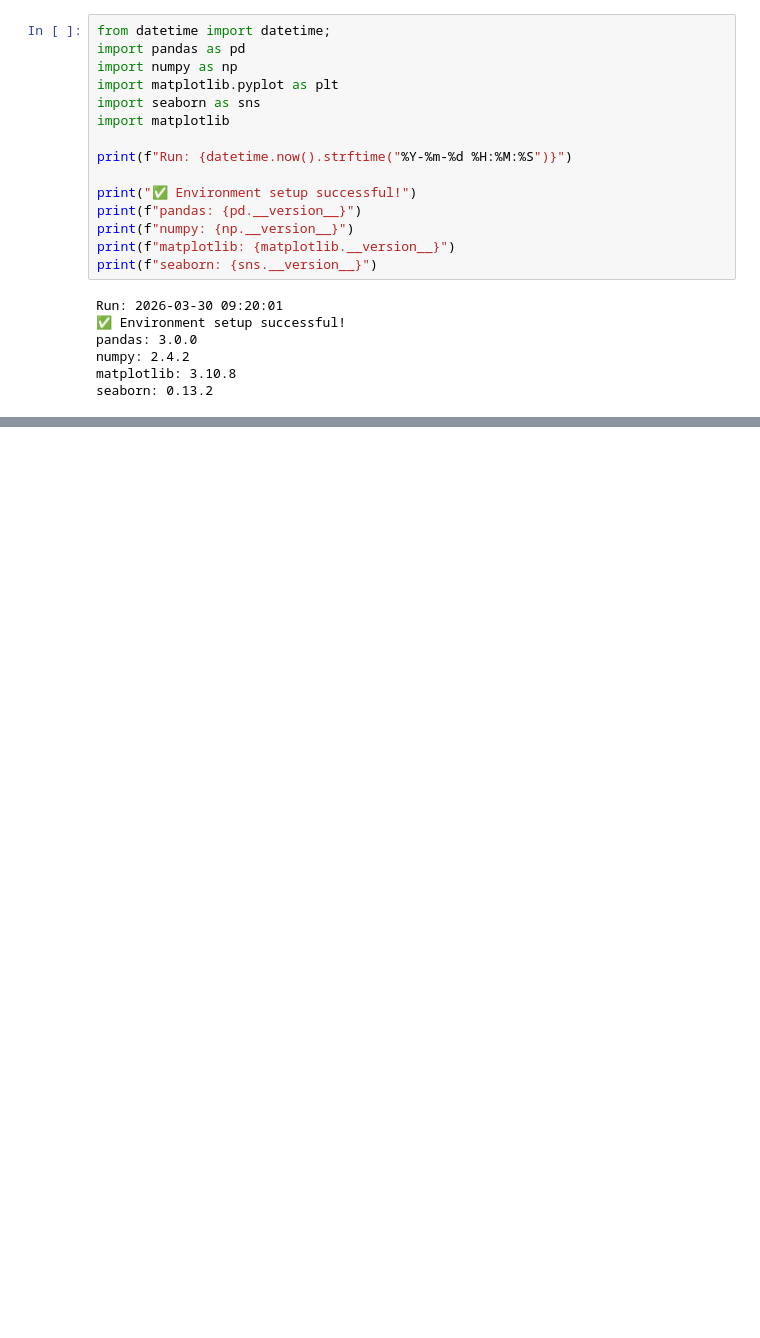
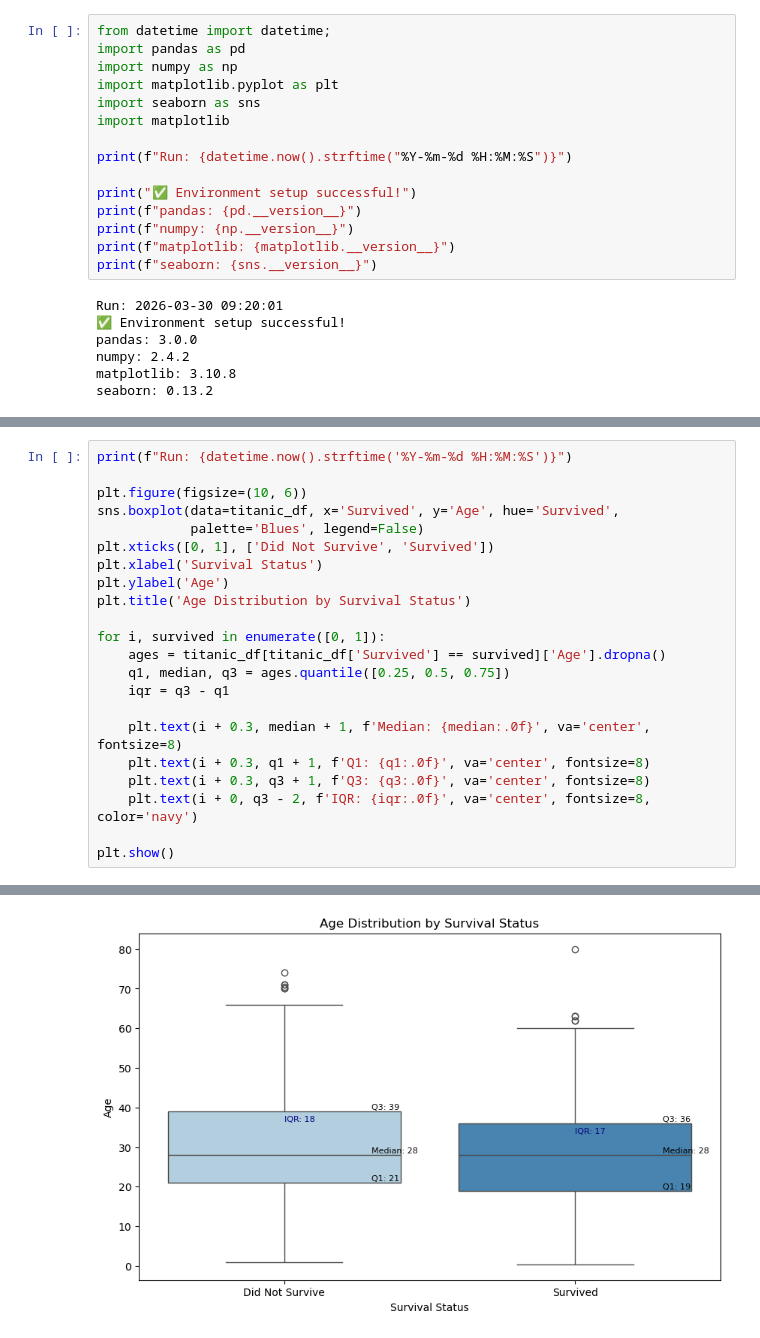
Before and after one commit to dlwim/data-science-refresher, a Jupyter notebook: projects/project-02-visualization/eda_visualization.ipynb, the cells around one changed output, grey strips where cells are left out. Saved outputs shown, nothing was run; the diff lists cells and outputs as text; blank space fills up the shorter version.

```diff
--- a/projects/project-02-visualization/eda_visualization.ipynb
+++ b/projects/project-02-visualization/eda_visualization.ipynb
@@ -55,0 +69,23 @@ NameError: name 'plt' is not defined
+# %%
+print(f"Run: {datetime.now().strftime('%Y-%m-%d %H:%M:%S')}")
+
+plt.figure(figsize=(10, 6))
+sns.boxplot(data=titanic_df, x='Survived', y='Age', hue='Survived',
+            palette='Blues', legend=False)
+plt.xticks([0, 1], ['Did Not Survive', 'Survived'])
+plt.xlabel('Survival Status')
+plt.ylabel('Age')
+plt.title('Age Distribution by Survival Status')
+
+for i, survived in enumerate([0, 1]):
+    ages = titanic_df[titanic_df['Survived'] == survived]['Age'].dropna()
+    q1, median, q3 = ages.quantile([0.25, 0.5, 0.75])
+    iqr = q3 - q1
+
+    plt.text(i + 0.3, median + 1, f'Median: {median:.0f}', va='center', fontsize=8)
+    plt.text(i + 0.3, q1 + 1, f'Q1: {q1:.0f}', va='center', fontsize=8)
+    plt.text(i + 0.3, q3 + 1, f'Q3: {q3:.0f}', va='center', fontsize=8)
+    plt.text(i + 0, q3 - 2, f'IQR: {iqr:.0f}', va='center', fontsize=8, color='navy')
+
+plt.show()
+# %% [output]
@@ -55,0 +93 @@ NameError: name 'plt' is not defined
+[figure, added]
```
Also changed, not shown: parts of 2 cells of this notebook.
